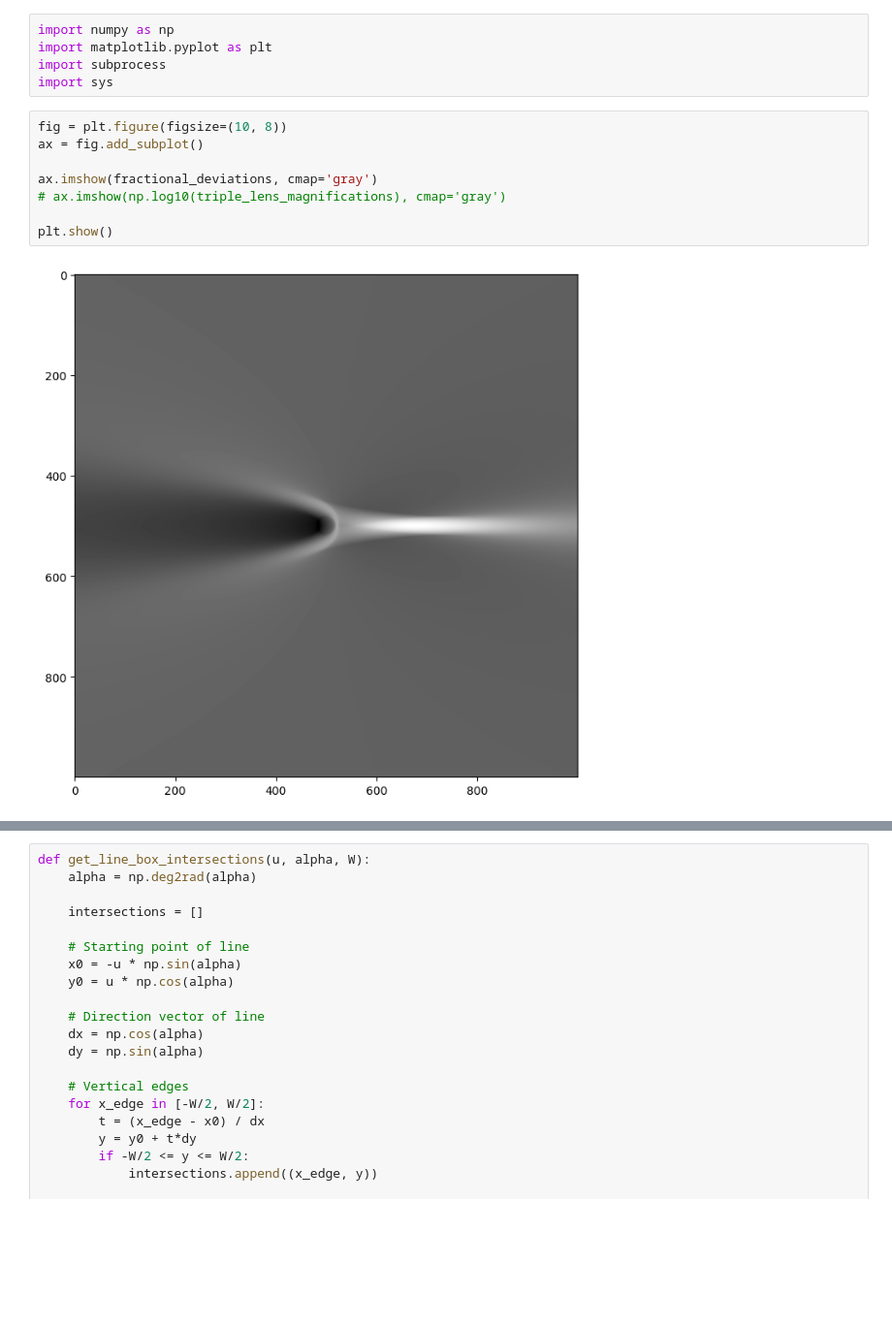
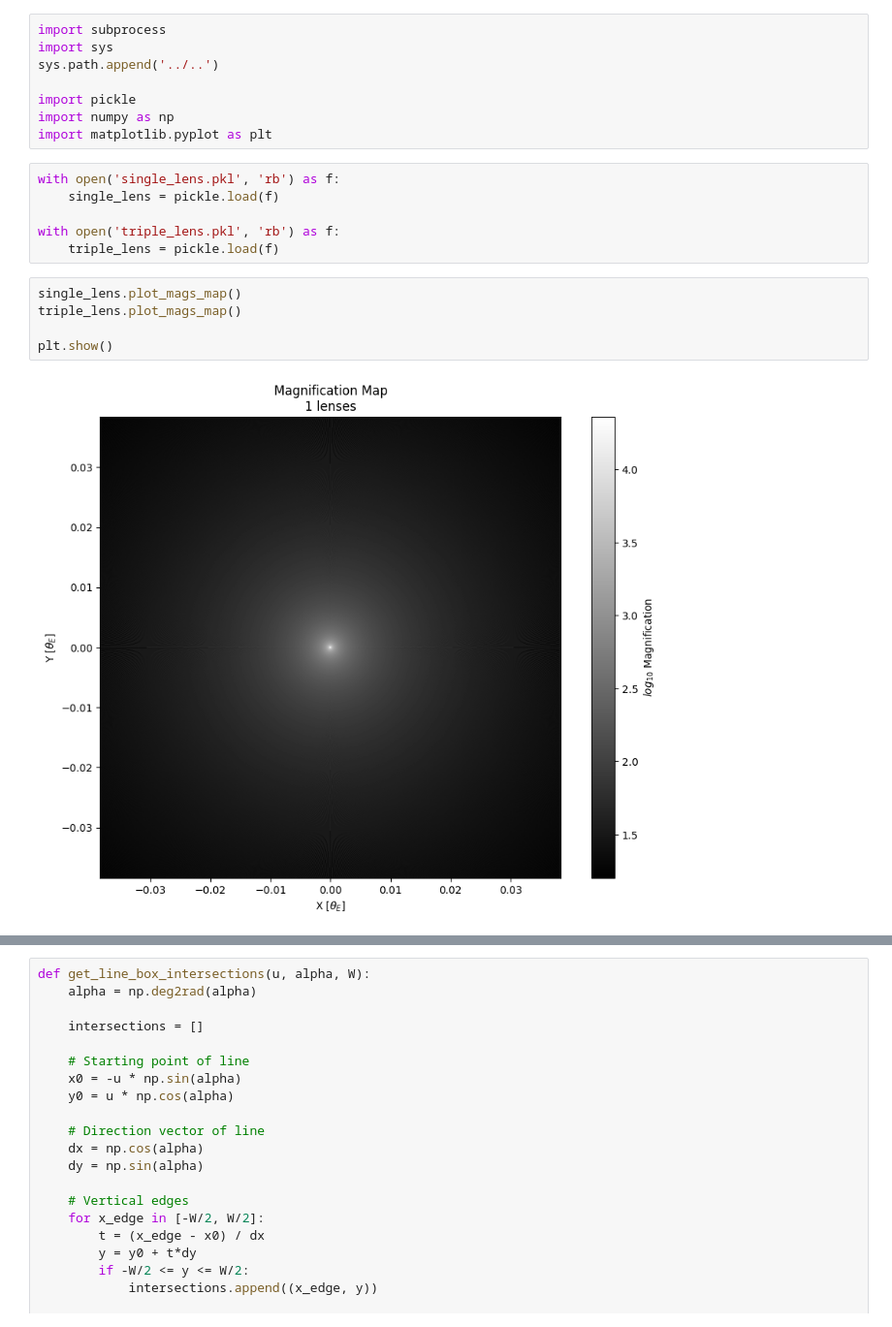
Before and after one commit to saividyud/NBLens, a Jupyter notebook: Unity/Analysis 6-4/Analysis_6-4.ipynb, the cells around one changed output, grey strips where cells are left out. Shown at 97% size. Saved outputs shown, nothing was run; the diff lists cells and outputs as text; blank space fills up the shorter version.

```diff
--- a/Unity/Analysis 6-4/Analysis_6-4.ipynb
+++ b/Unity/Analysis 6-4/Analysis_6-4.ipynb
@@ -1,15 +1,21 @@
 # %%
+import subprocess
+import sys
+sys.path.append('../..')
+
+import pickle
 import numpy as np
 import matplotlib.pyplot as plt
-import subprocess
-import sys
-# %%
-fig = plt.figure(figsize=(10, 8))
-ax = fig.add_subplot()
-
-ax.imshow(fractional_deviations, cmap='gray')
-# ax.imshow(np.log10(triple_lens_magnifications), cmap='gray')
-
-plt.show()
-# %% [output]
-[figure, removed]
+# %%
+with open('single_lens.pkl', 'rb') as f:
+    single_lens = pickle.load(f)
+
+with open('triple_lens.pkl', 'rb') as f:
+    triple_lens = pickle.load(f)
+# %%
+single_lens.plot_mags_map()
+triple_lens.plot_mags_map()
+
+plt.show()
+# %% [output]
+[figure, added]
```
Also changed, not shown: parts of 4 cells of this notebook, 6 other files.
